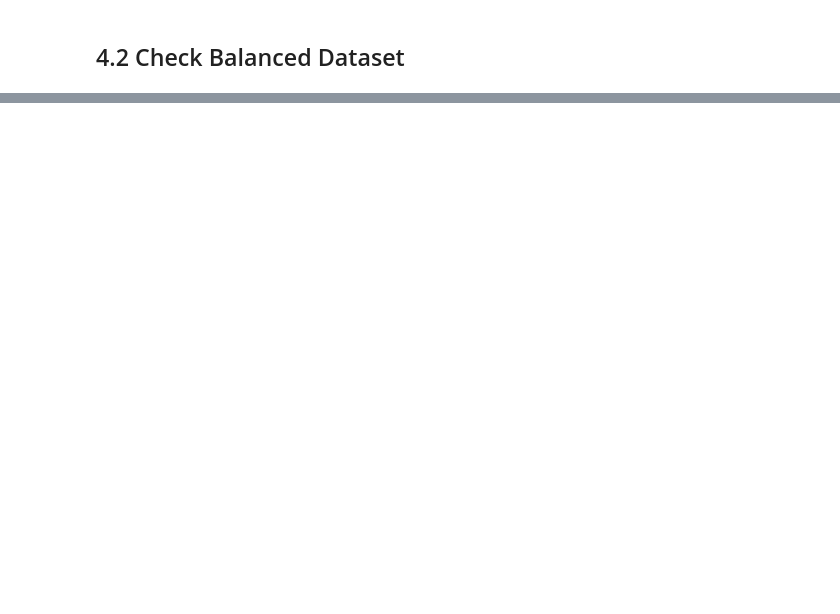
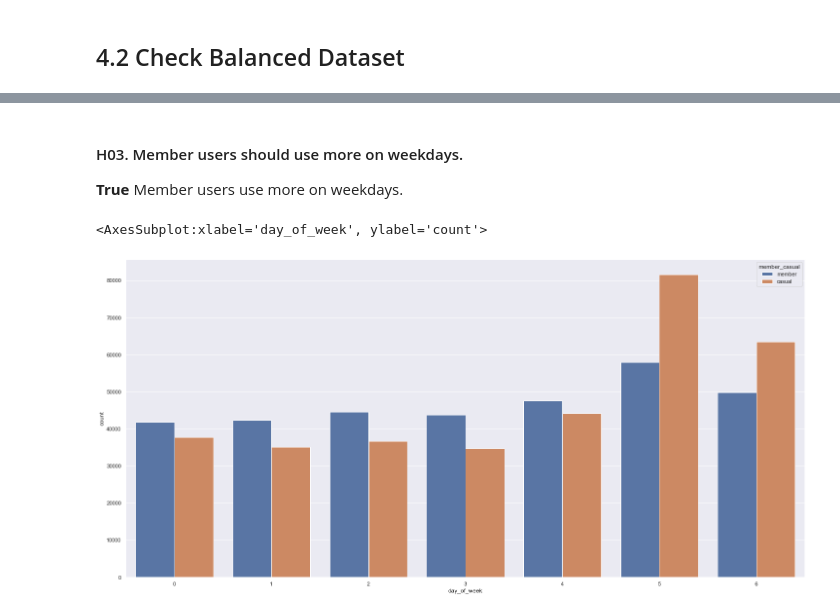
Before and after one commit to panambY/Trip_History, a Jupyter notebook: Trip_History.ipynb, the cells around one changed output, grey strips where cells are left out. Drawn from its saved outputs; the diff is of its cells as text; code cells hidden in the pictures; blank space fills up the shorter version.

```diff
--- a/Trip_History.ipynb
+++ b/Trip_History.ipynb
@@ -583,0 +637,8 @@ df46['member_type'] = y_smt
+# %% [markdown]
+#### H03. Member users should use more on weekdays.
+**True** Member users use more on weekdays.
+# %%
+sns.countplot( x='day_of_week', data=df51, hue='member_casual' )
+# %% [output]
+<AxesSubplot:xlabel='day_of_week', ylabel='count'>
+[figure, added]
```
Also changed, not shown: parts of 104 cells of this notebook.
